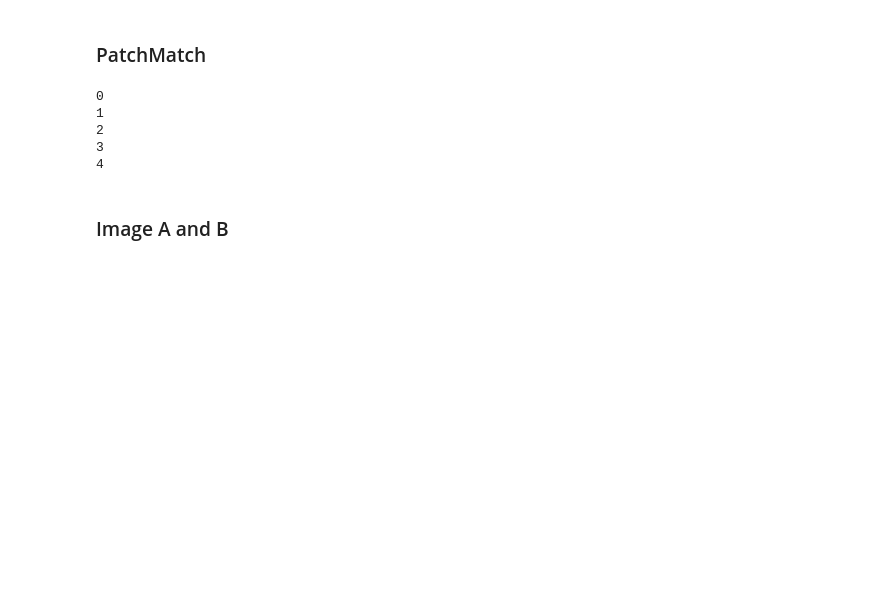
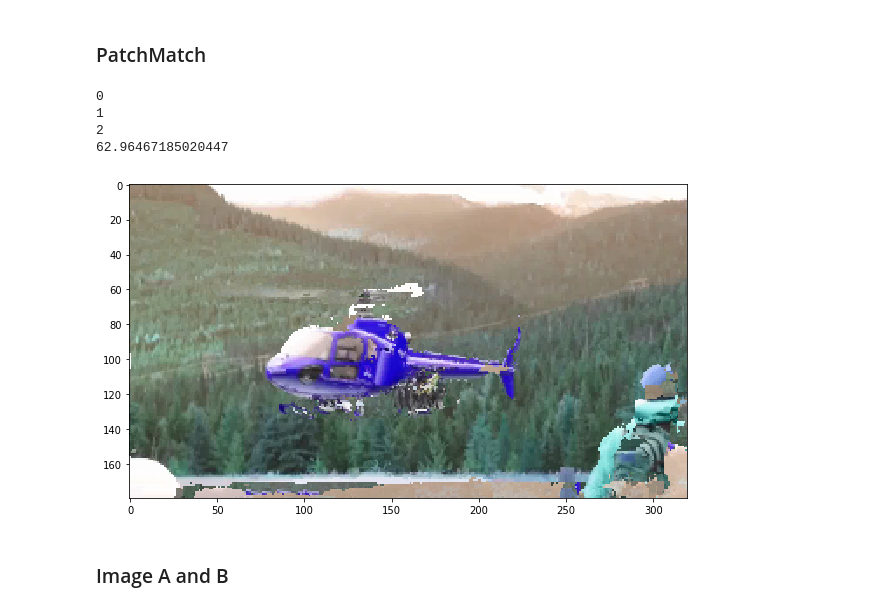
Before and after one commit to s-e-r-g-y/computer-vision-assigmnent-2, a Jupyter notebook: Task 6. PatchMatch algorithm.ipynb, the cells around one changed output. Drawn from its saved outputs; the diff is of its cells as text; code cells hidden in the pictures; blank space fills up the shorter version.

```diff
--- a/Task 6. PatchMatch algorithm.ipynb
+++ b/Task 6. PatchMatch algorithm.ipynb
@@ -17,7 +17,7 @@ def patch_match(a, b, n_iter = 5):
 
     np.random.seed(1000)
 
-    box_size=7
+    box_size=9
 
     half_box_size = box_size // 2
 
@@ -56,19 +56,6 @@ def patch_match(a, b, n_iter = 5):
 
     def iterate(n_iter = 5):
 
-        offset = half_box_size
-
-        neighd = [
-            [0, -offset],
-            [offset, -offset],
-            [offset, 0],
-            [offset, offset],
-            [0, offset],
-            [-offset, offset],
-            [-offset, 0],
-            [-offset, -offset]
-        ]
-
         for iteration in range(n_iter):
             print(iteration)
             for i in range(a_w):
@@ -78,24 +65,34 @@ def patch_match(a, b, n_iter = 5):
                     x, y = p[0], p[1]
                     optimal_x, optimal_y, min_dist = x, y, distances[i,j]
 
-                    for ng in neighd:
-                        if (
-                            i + ng[0] >= 0 and
-                            i + ng[0] < a_w and
-                            j + ng[1] >= 0 and
-                            j + ng[1] < a_h
-                        ):
-                            new_p = values[i + ng[0], j + ng[1]]
-                            cx, cy = new_p[0], new_p[1]
+                    for d in range(3):
+                        offset = 3**d
+
+                        neighd = [
+                            [0, -offset],
+                            [offset, 0],
+                            [0, offset],
+                            [-offset, 0]
+                        ]
+
+                        for ng in neighd:
                             if (
-                                cx >= 0 and
-                                cx < b_w and
-                                cy >= 0 and
-                                cy < b_h
+                                i + ng[0] >= 0 and
+                                i + ng[0] < a_w and
+                                j + ng[1] >= 0 and
+                                j + ng[1] < a_h
                             ):
-                                dist = distance( (i, j), (cx, cy))
-                                if dist < min_dist:
-                                    optimal_x, optimal_y, min_dist = cx, cy, dist
+                                new_p = values[i + ng[0], j + ng[1]]
+                                cx, cy = new_p[0] - ng[0], new_p[1] - ng[1]
+                                if (
+                                    cx >= 0 and
+                                    cx < b_w and
+                                    cy >= 0 and
+                                    cy < b_h
+                                ):
+                                    dist = distance( (i, j), (cx, cy))
+                                    if dist < min_dist:
+                                        optimal_x, optimal_y, min_dist = cx, cy, dist
 
 
                     random_shift = min(b_w//2, b_h//2)
@@ -120,38 +117,38 @@ def patch_match(a, b, n_iter = 5):
         for i in range(a_w):
             for j in range(a_h):
                 p = values[i,j]
                 result[i,j] = b[p[0], p[1]]
         return result
 
 
     values, distances = random_init()
     iterate(n_iter = n_iter)
 
     return reconstr()
 
 
 
 
 a = cv2.imread('./images/task_6/v001.jpg')
 b = cv2.imread('./images/task_6/v010.jpg')
 
-a = cv2.resize(a, (0,0), fx=0.5, fy=0.5)
-b = cv2.resize(b, (0,0), fx=0.5, fy=0.5)
+a = cv2.resize(a, (0,0), fx=0.25, fy=0.25)
+b = cv2.resize(b, (0,0), fx=0.25, fy=0.25)
 
 start = time.time()
 
-result = patch_match(a, b, n_iter = 5)
+result = patch_match(a, b, n_iter = 3)
 
 print(time.time() - start)
 
 # reconstructed image
 plot_img(result)
 # %% [output]
 0
 1
 2
-3
-4
+62.96467185020447
+[figure, added]
 # %% [markdown]
 ### Image A and B
 # %%
```
Also changed, not shown: parts of 1 cell of this notebook.
